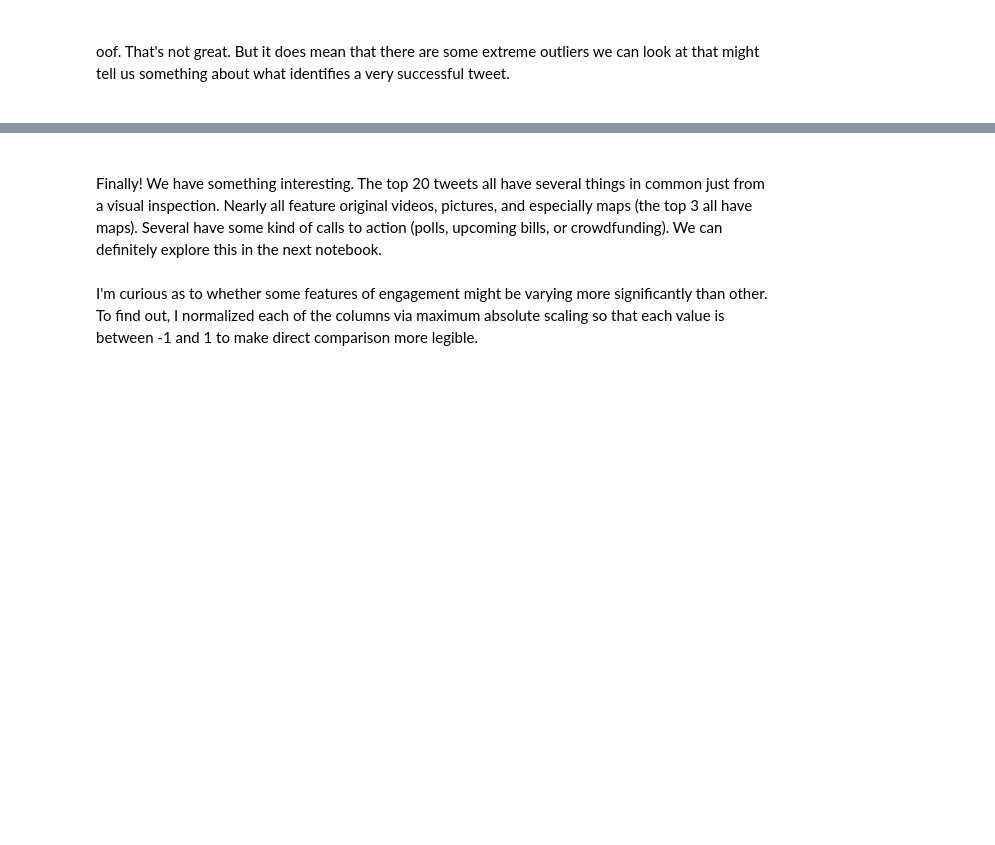
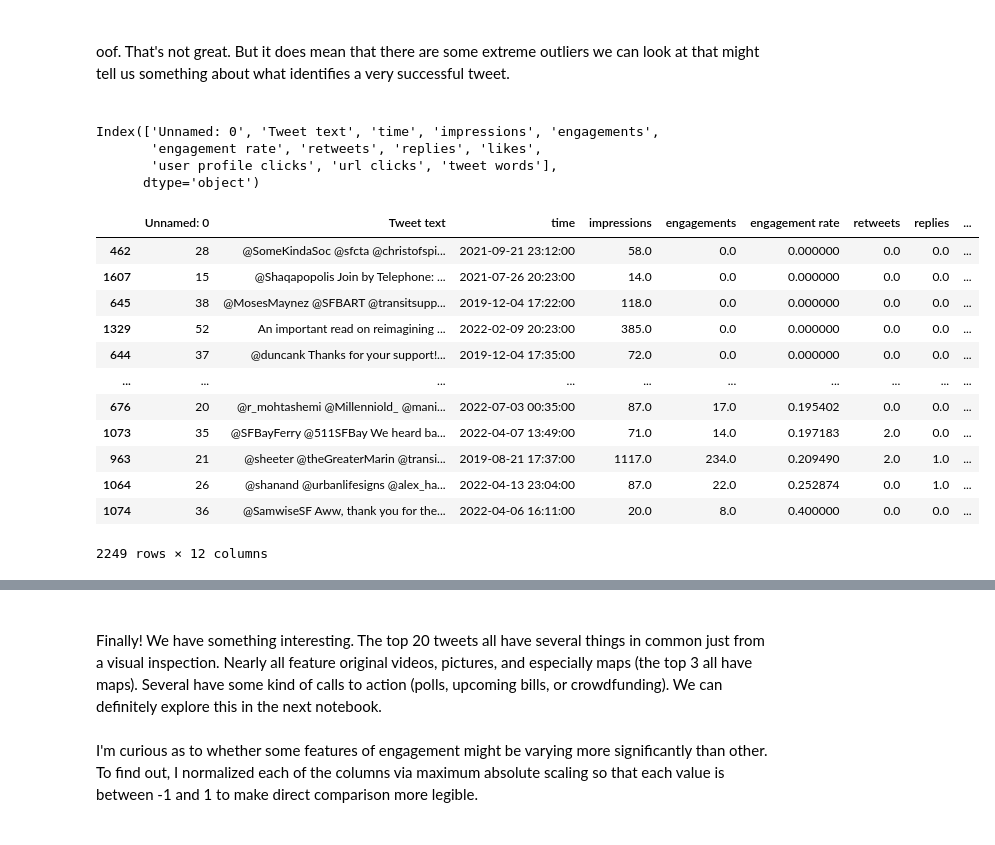
Before and after one commit to Graham-MacIsaac/Seamless-Twitter-Project, a Jupyter notebook: EDA.ipynb, the cells around one changed output, grey strips where cells are left out. Drawn from its saved outputs; the diff is of its cells as text; code cells hidden in the pictures; blank space fills up the shorter version.

```diff
--- a/EDA.ipynb
+++ b/EDA.ipynb
@@ -207,5 +207,29 @@ scipy.stats.skew(df['engagements'])
 oof. That's not great. But it does mean that there are some extreme outliers we can look at that might tell us something about what identifies a very successful tweet.
 <br>
 <br>
+# %%
+df.columns
+# %% [output]
+Index(['Unnamed: 0', 'Tweet text', 'time', 'impressions', 'engagements',
+       'engagement rate', 'retweets', 'replies', 'likes',
+       'user profile clicks', 'url clicks', 'tweet words'],
+      dtype='object')
+# %%
+sort = df.sort_values(by=['engagement rate'])
+sort
+# %% [output]
+|  | Unnamed: 0 | Tweet text | time | impressions | engagements | engagement rate | retweets | replies | ... |
+| 462 | 28 | @SomeKindaSoc @sfcta @christofspi... | 2021-09-21 23:12:00 | 58.0 | 0.0 | 0.000000 | 0.0 | 0.0 | ... |
+| 1607 | 15 | @Shaqapopolis Join by Telephone: ... | 2021-07-26 20:23:00 | 14.0 | 0.0 | 0.000000 | 0.0 | 0.0 | ... |
+| 645 | 38 | @MosesMaynez @SFBART @transitsupp... | 2019-12-04 17:22:00 | 118.0 | 0.0 | 0.000000 | 0.0 | 0.0 | ... |
+| 1329 | 52 | An important read on reimagining ... | 2022-02-09 20:23:00 | 385.0 | 0.0 | 0.000000 | 0.0 | 0.0 | ... |
+| 644 | 37 | @duncank Thanks for your support!... | 2019-12-04 17:35:00 | 72.0 | 0.0 | 0.000000 | 0.0 | 0.0 | ... |
+| ... | ... | ... | ... | ... | ... | ... | ... | ... | ... |
+| 676 | 20 | @r_mohtashemi @Millenniold_ @mani... | 2022-07-03 00:35:00 | 87.0 | 17.0 | 0.195402 | 0.0 | 0.0 | ... |
+| 1073 | 35 | @SFBayFerry @511SFBay We heard ba... | 2022-04-07 13:49:00 | 71.0 | 14.0 | 0.197183 | 2.0 | 0.0 | ... |
+| 963 | 21 | @sheeter @theGreaterMarin @transi... | 2019-08-21 17:37:00 | 1117.0 | 234.0 | 0.209490 | 2.0 | 1.0 | ... |
+| 1064 | 26 | @shanand @urbanlifesigns @alex_ha... | 2022-04-13 23:04:00 | 87.0 | 22.0 | 0.252874 | 0.0 | 1.0 | ... |
+| 1074 | 36 | @SamwiseSF Aww, thank you for the... | 2022-04-06 16:11:00 | 20.0 | 8.0 | 0.400000 | 0.0 | 0.0 | ... |
+2249 rows × 12 columns
 # %%
 #sort by high engagement
```
Also changed, not shown: parts of 3 cells of this notebook, 1 other file.
